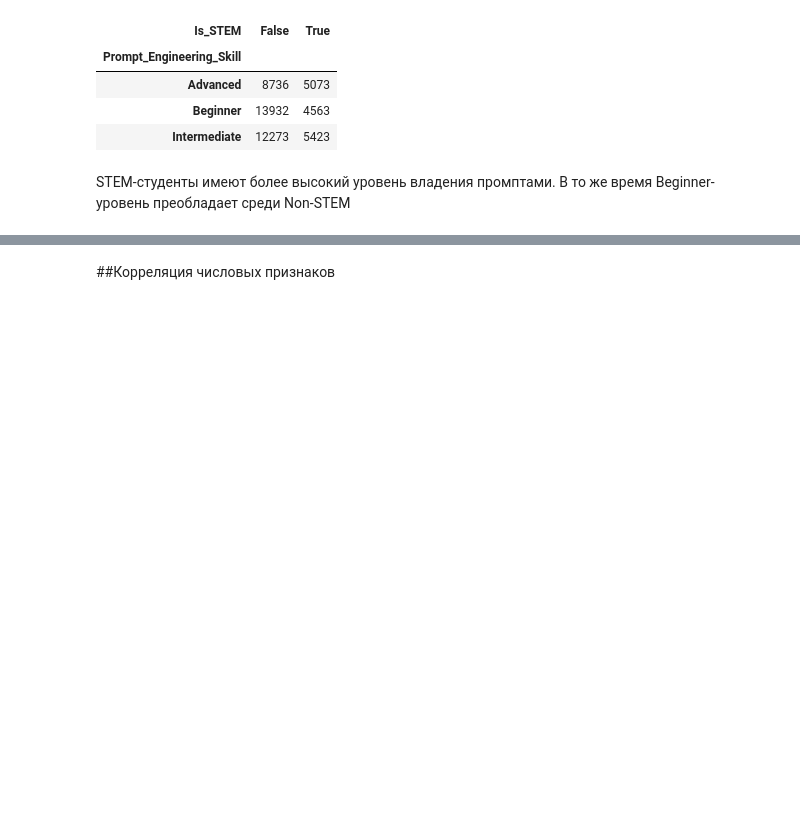
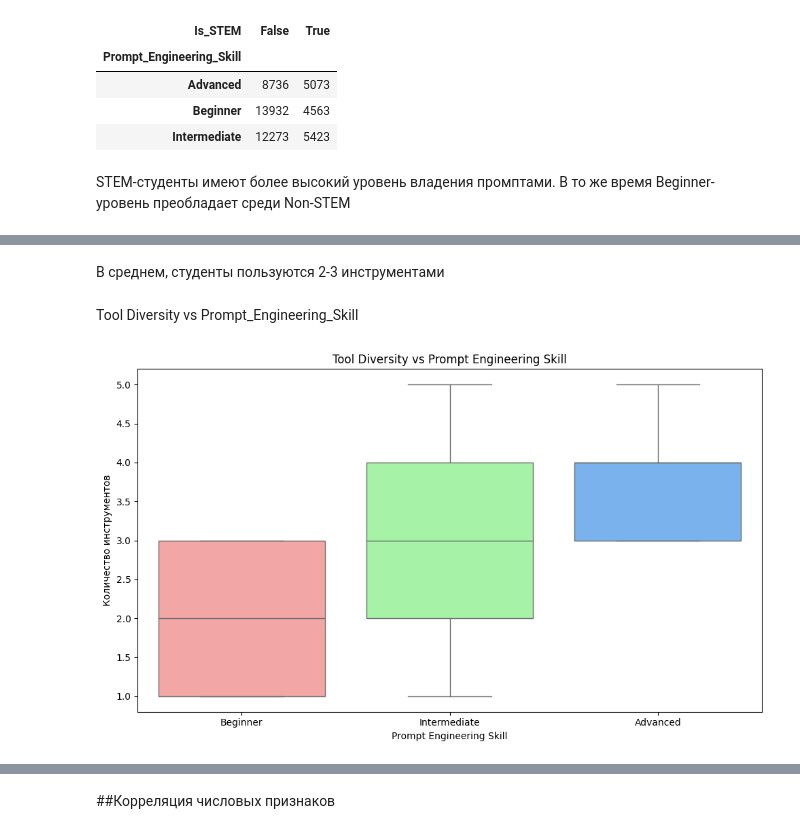
Before and after one commit to AnastasiaDolotova/ai-student-impact, a Jupyter notebook: ai_student_impact.ipynb, the cells around one changed output, grey strips where cells are left out. Saved outputs shown, nothing was run; the diff lists cells and outputs as text; code cells hidden in the pictures; blank space fills up the shorter version.

Commit message:
Add Tool_Diversity to EDA

```diff
--- a/ai_student_impact.ipynb
+++ b/ai_student_impact.ipynb
@@ -501,0 +526,18 @@ STEM-студенты имеют более высокий уровень вла
+# %% [markdown]
+В среднем, студенты пользуются 2-3 инструментами
+# %% [markdown]
+Tool Diversity vs Prompt_Engineering_Skill
+# %%
+plt.figure(figsize=(10, 6))
+sns.boxplot(data=df, x='Prompt_Engineering_Skill', y='Tool_Diversity', hue='Prompt_Engineering_Skill',
+            order=['Beginner', 'Intermediate', 'Advanced'],
+            palette=['#FF9999', '#66B2FF', '#99FF99'])
+
+plt.title('Tool Diversity vs Prompt Engineering Skill',
+          fontsize=12)
+plt.ylabel('Количество инструментов')
+plt.xlabel('Prompt Engineering Skill')
+plt.tight_layout()
+plt.show()
+# %% [output]
+[figure, added]
```
Also changed, not shown: parts of 7 cells of this notebook.
